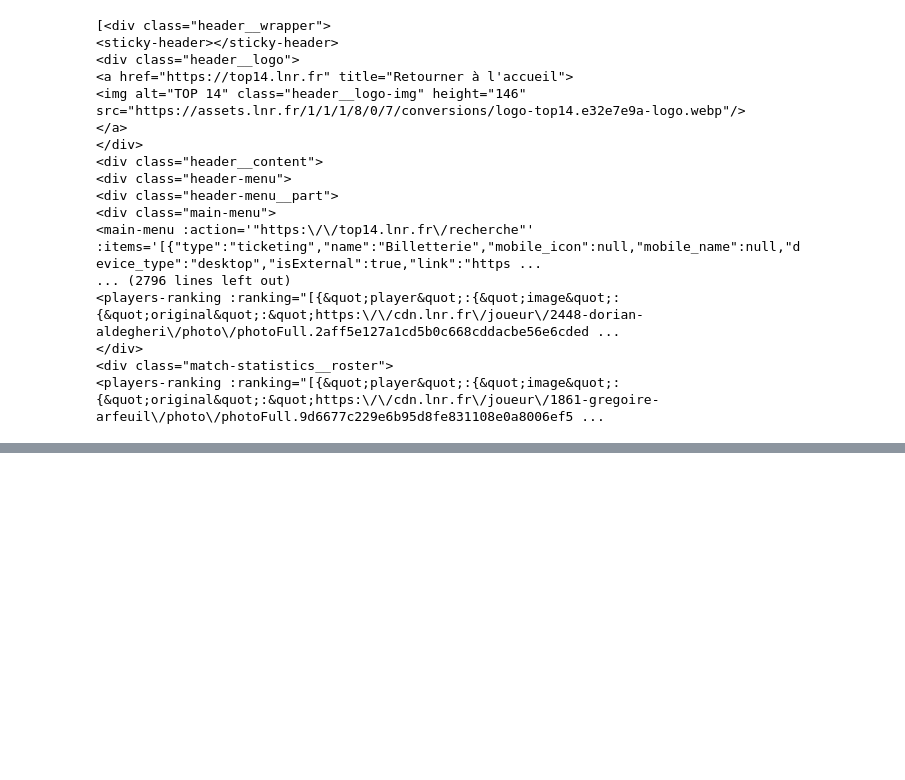
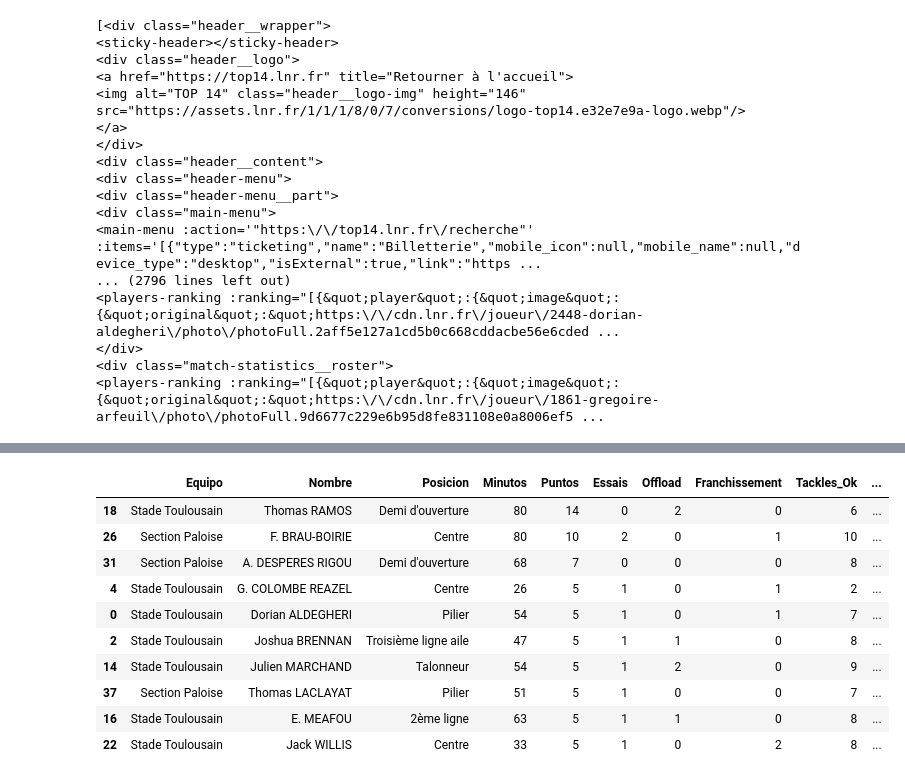
Before and after one commit to hubcborja/Proyecto_DataMining_NN, a Jupyter notebook: Proyecto_Mineria_Redes_Neuronales_HuberBorja.ipynb, the cells around one changed output, grey strips where cells are left out. Drawn from its saved outputs; the diff is of its cells as text; code cells hidden in the pictures; blank space fills up the shorter version.

```diff
--- a/Proyecto_Mineria_Redes_Neuronales_HuberBorja.ipynb
+++ b/Proyecto_Mineria_Redes_Neuronales_HuberBorja.ipynb
@@ -178,0 +98,15 @@ print(rows)
+# %%
+# <div class="match-header__season-day">
+#                   Match terminé - J15 - 24/01/2026 - 21h00
+#               </div>
+
+#Si quiero extraer la fecha
+
+url = "https://top14.lnr.fr/feuille-de-match/2025-2026/j15/11409-toulouse-pau/statistiques-du-match"
+headers = {'User-Agent': 'Mozilla/5.0 (Windows NT 10.0; Win64; x64) AppleWebKit/537.36 (KHTML, like Gecko) Chrome/120.0.0.0 Safari/537.36'}
+response = requests.get(url, headers=headers)
+soup = BeautifulSoup(response.text, 'html.parser')
+fecha = soup.find('div', class_='match-header__season-day')
+fecha = fecha.get_text(strip=True) if fecha else "N/A"
+fecha = "-".join(fecha.split("-")[2:])
+fecha
@@ -178,0 +209,55 @@ print(rows)
+# %%
+# URL del partido (Toulouse vs Pau)
+url = "https://top14.lnr.fr/feuille-de-match/2025-2026/j15/11409-toulouse-pau/statistiques-du-match"
+headers = {'User-Agent': 'Mozilla/5.0 (Windows NT 10.0; Win64; x64) AppleWebKit/537.36 (KHTML, like Gecko) Chrome/120.0.0.0 Safari/537.36'}
+
+#Función para extraer estadísticas de los jugadores del partido
+def extraer_rugby_data(url):
+    print(f"Iniciando extracción en: {url}")
+    response = requests.get(url, headers=headers)
+    soup = BeautifulSoup(response.text, 'html.parser')
+
+    # 1. Buscamos los componentes <players-ranking>
+    # Hay dos: uno para el equipo local y otro para el visitante
+    ranking_tags = soup.find_all('players-ranking')
+
+    if len(ranking_tags) < 2:
+        print("No se encontraron los datos de los jugadores. Verifica la conexión.")
+        return None
+
+    all_players = []
+
+    # Nombres de los equipos
+    equipo_local = soup.find_all('a', class_='match-header-club__title')[0].get_text(strip=True)
+    equipo_visitante = soup.find_all('a', class_='match-header-club__title')[1].get_text(strip=True)
+    equipos = [equipo_local, equipo_visitante]
+
+    for idx, tag in enumerate(ranking_tags):
+        raw_json = tag.get(':ranking')
+        if raw_json:
+            decoded_json = unescape(raw_json)
+            data_list = json.loads(decoded_json)
+
+            for p in data_list:
+                all_players.append({
+                    'Equipo': equipos[idx],
+                    'Nombre': p['player']['name'],
+                    'Posicion': p['position'],
+                    'Minutos': int(p['minutesPlayed']),
+                    'Puntos': int(p['nbPoints']),
+                    'Essais': int(p['nbEssais']),
+                    'Offload': int(p['offload']),
+                    'Franchissement': int(p['lineBreak']),
+                    'Tackles_Ok': int(p['totalSuccessfulTackles']),
+                    'Tarjetas_Amarillas': int(p['nbCartonsJaunes'])
+                })
+
+    return pd.DataFrame(all_players)
+
+# EJECUCIÓN
+df_final = extraer_rugby_data(url)
+
+if df_final is not None:
+    print(f"Se cargaron {len(df_final)} jugadores.")
+    display(df_final.sort_values(by='Puntos', ascending=False).head(10))
+# %% [output]
@@ -178,0 +266,11 @@ print(rows)
+|  | Equipo | Nombre | Posicion | Minutos | Puntos | Essais | Offload | Franchissement | Tackles_Ok | ... |
+| 18 | Stade Toulousain | Thomas RAMOS | Demi d'ouverture | 80 | 14 | 0 | 2 | 0 | 6 | ... |
+| 26 | Section Paloise | F. BRAU-BOIRIE | Centre | 80 | 10 | 2 | 0 | 1 | 10 | ... |
+| 31 | Section Paloise | A. DESPERES RIGOU | Demi d'ouverture | 68 | 7 | 0 | 0 | 0 | 8 | ... |
+| 4 | Stade Toulousain | G. COLOMBE REAZEL | Centre | 26 | 5 | 1 | 0 | 1 | 2 | ... |
+| 0 | Stade Toulousain | Dorian ALDEGHERI | Pilier | 54 | 5 | 1 | 0 | 1 | 7 | ... |
+| 2 | Stade Toulousain | Joshua BRENNAN | Troisième ligne aile | 47 | 5 | 1 | 1 | 0 | 8 | ... |
+| 14 | Stade Toulousain | Julien MARCHAND | Talonneur | 54 | 5 | 1 | 2 | 0 | 9 | ... |
+| 37 | Section Paloise | Thomas LACLAYAT | Pilier | 51 | 5 | 1 | 0 | 0 | 7 | ... |
+| 16 | Stade Toulousain | E. MEAFOU | 2ème ligne | 63 | 5 | 1 | 1 | 0 | 8 | ... |
+| 22 | Stade Toulousain | Jack WILLIS | Centre | 33 | 5 | 1 | 0 | 2 | 8 | ... |
```
Also changed, not shown: parts of 19 cells of this notebook.
